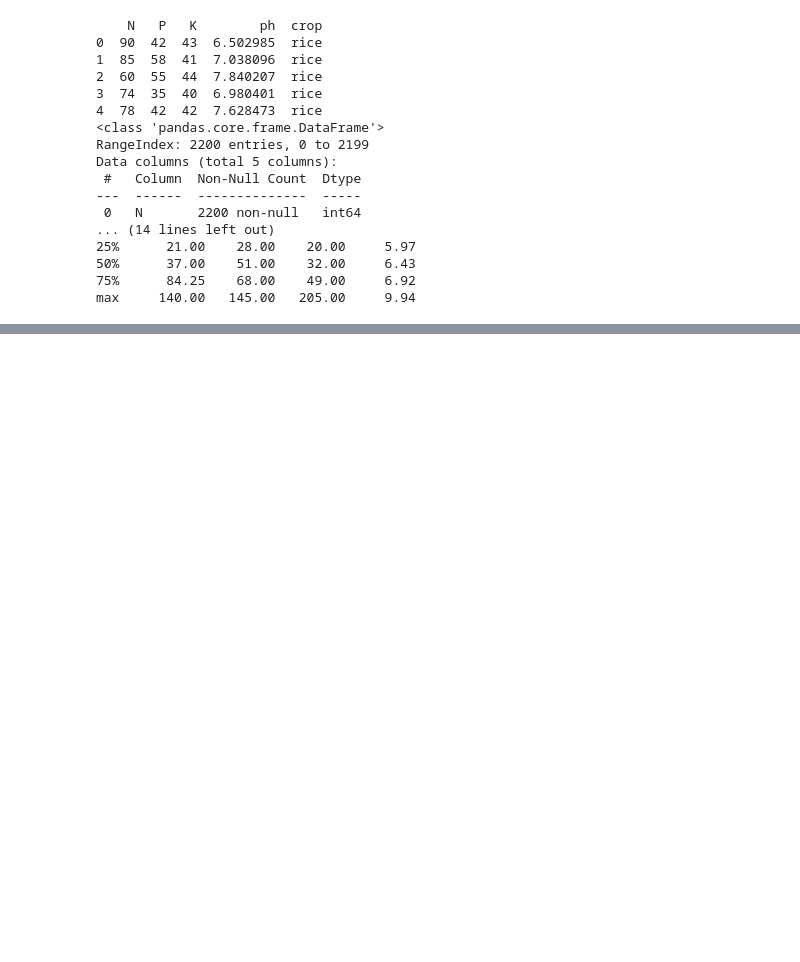
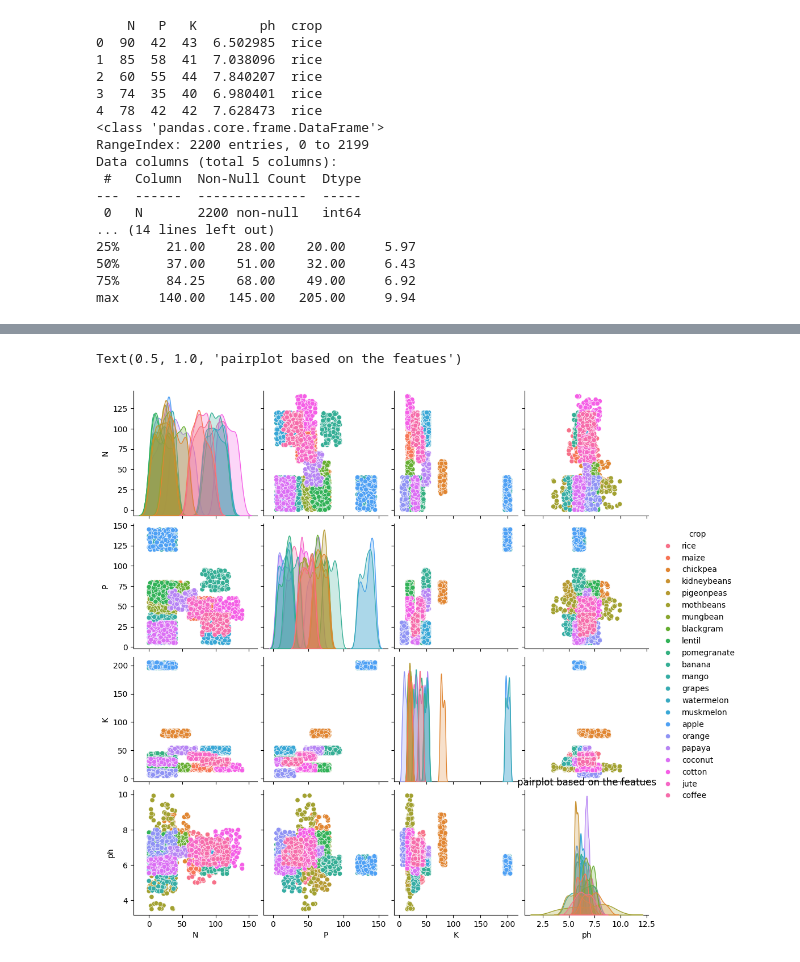
Before and after one commit to Farah-Tarek-Mahmoud/Agriculture_Soil_Measures_Prediction, a Jupyter notebook: Predictive Modeling for Agriculture.ipynb, the cells around one changed output, grey strips where cells are left out. Saved outputs shown, nothing was run; the diff lists cells and outputs as text; code cells hidden in the pictures; blank space fills up the shorter version.

```diff
--- a/Predictive Modeling for Agriculture.ipynb
+++ b/Predictive Modeling for Agriculture.ipynb
@@ -48,0 +52,7 @@ dtype: int64
+# %%
+#Create a pair plot
+sns.pairplot(soil_df, hue= "crop")
+plt.title("pairplot based on the featues")
+# %% [output]
+Text(0.5, 1.0, 'pairplot based on the featues')
+[figure, added]
```
Also changed, not shown: parts of 9 cells of this notebook.
